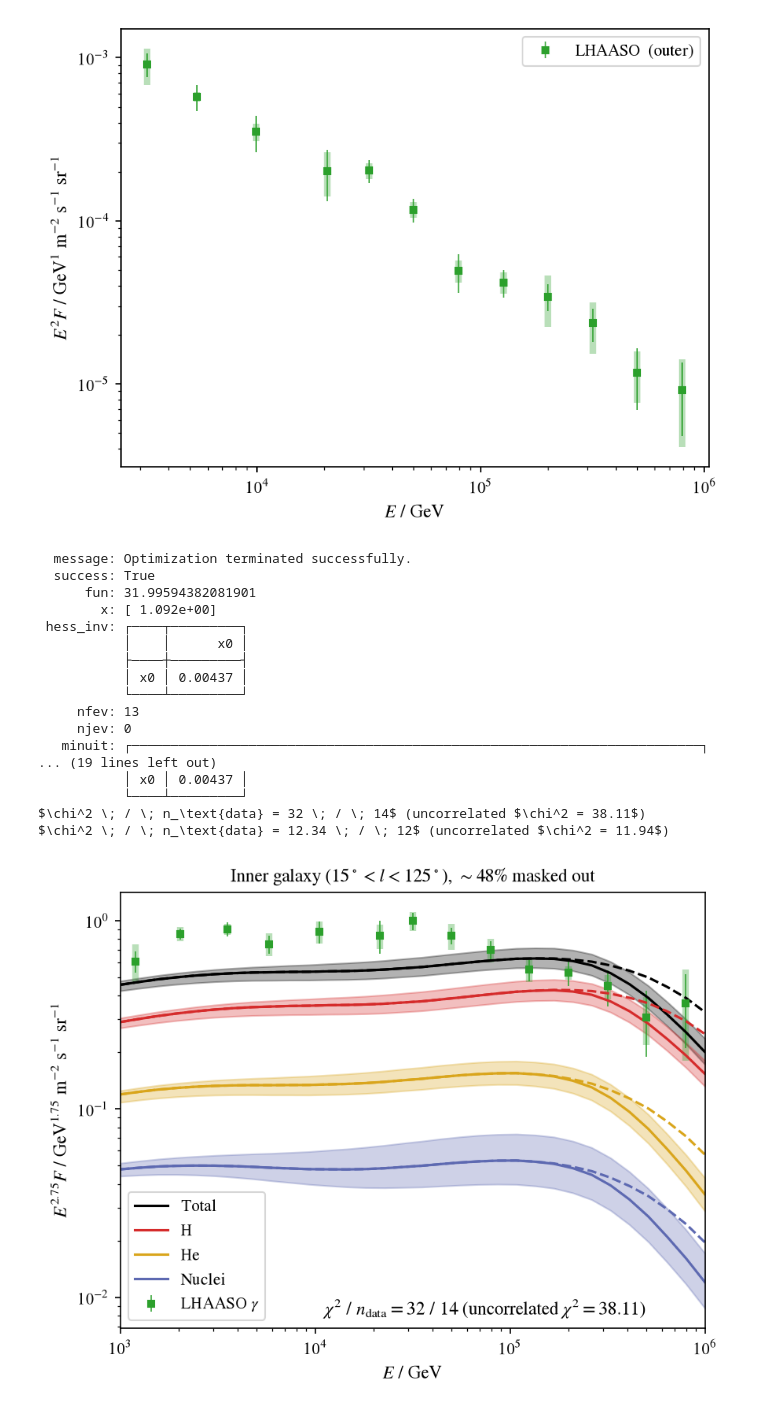
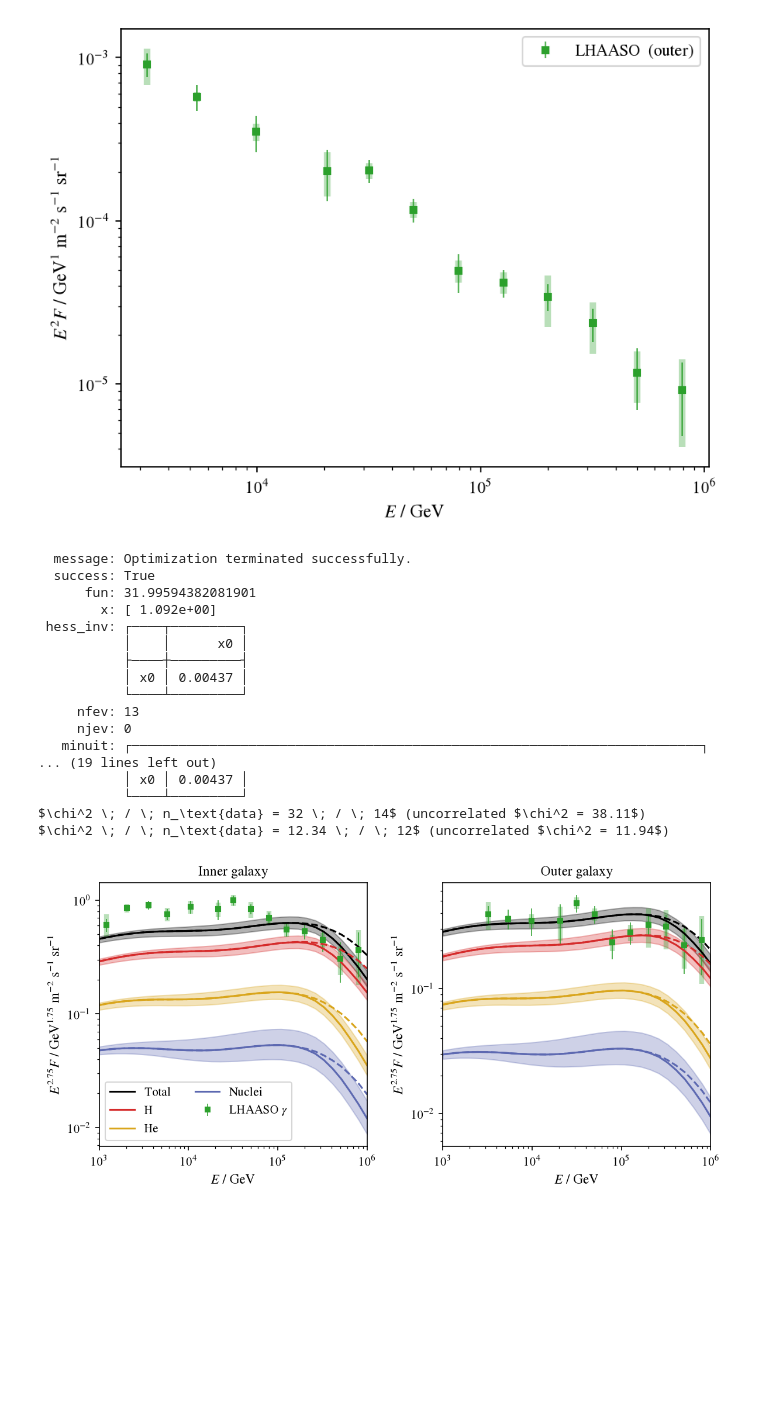
Before and after one commit to nj-vs-vh/EVA, a Jupyter notebook: notebooks/hermes.ipynb, the cells around one changed output. Drawn from its saved outputs; the diff is of its cells as text; code cells hidden in the pictures; blank space fills up the shorter version.

Commit message:
plots for the paper

```diff
--- a/notebooks/hermes.ipynb
+++ b/notebooks/hermes.ipynb
@@ -90,16 +90,20 @@ def read_prediction_band(
     return E, *lines
 # %%
 import iminuit
+from matplotlib import pyplot as plt
 
 from cr_knee_fit.elements import Element
 from cr_knee_fit.inference import chi_squared_loglikelihood
 from cr_knee_fit.plotting import CARTO_VIVID
+from cr_knee_fit.utils import legend_with_added_items
 
-for is_outer in (False, True):
+fig, axes = plt.subplots(figsize=(8, 4), ncols=2)
+
+for is_outer, ax in ((False, axes[0]), (True, axes[1])):
     scale = 2.75
 
     gamma = gamma_outer if is_outer else gamma_inner
-    ax = gamma.plot(scale=scale)
+    gamma.plot(scale, ax)
 
     E, center, lower, upper = read_prediction_band(dir_stem="2pop_all", is_outer=is_outer)
     prediction = np.interp(gamma.E, E, center)
@@ -156,35 +160,47 @@ for is_outer in (False, True):
         ax.loglog(E, E**scale * center, color=color, label=label)
         ax.fill_between(E, E**scale * lower, E**scale * upper, alpha=0.3, color=color)
 
         E, center, lower, upper = read_prediction_band(
             dir_stem=f"2pop_{suffix}", is_outer=is_outer, is_absorbed=False
         )
         ax.loglog(E, E**scale * center, color=color, ls="--")
 
-    ax.text(0.35, 0.03, res, ha="left", va="baseline", transform=ax.transAxes)
-    ax.legend()
+    # ax.text(0.35, 0.03, res, ha="left", va="baseline", transform=ax.transAxes)
+    if not is_outer:
+        # ax.legend(ncols=3, bbox_to_anchor=(0.0, -0.6), loc="lower center")
+        legend_with_added_items(
+            ax,
+            [
+                # (legend_artist_line("gray", "--"), "No absorption"),
+            ],
+            ncols=2,
+        )
     ax.set_xlim(E[0], E[-1])
 
     if is_outer:
-        ax.set_title("Outer galaxy ($ 125^\\circ < l < 235^\\circ $), $\\sim 23\\%$ masked out")
+        # ax.set_title("Outer galaxy ($ 125^\\circ < l < 235^\\circ $), $\\sim 23\\%$ masked out")
+        ax.set_title("Outer galaxy")
     else:
-        ax.set_title("Inner galaxy ($ 15^\\circ < l < 125^\\circ $), $\\sim 48\\%$ masked out")
+        ax.set_title("Inner galaxy")
+
+fig.tight_layout()
+fig.savefig("../out/diffuse_gamma.pdf")
 # %% [output]
   message: Optimization terminated successfully.
   success: True
       fun: 31.99594382081901
         x: [ 1.092e+00]
  hess_inv: ┌────┬─────────┐
            │    │      x0 │
            ├────┼─────────┤
            │ x0 │ 0.00437 │
            └────┴─────────┘
      nfev: 13
      njev: 0
    minuit: ┌─────────────────────────────────────────────────────────────────────────┐
 ... (19 lines left out)
            │ x0 │ 0.00437 │
            └────┴─────────┘
 $\chi^2 \; / \; n_\text{data} = 32 \; / \; 14$ (uncorrelated $\chi^2 = 38.11$)
 $\chi^2 \; / \; n_\text{data} = 12.34 \; / \; 12$ (uncorrelated $\chi^2 = 11.94$)
-[figure, old version]
+[figure, new version]
```
Also changed, not shown: parts of 2 cells of this notebook, 12 other files.
